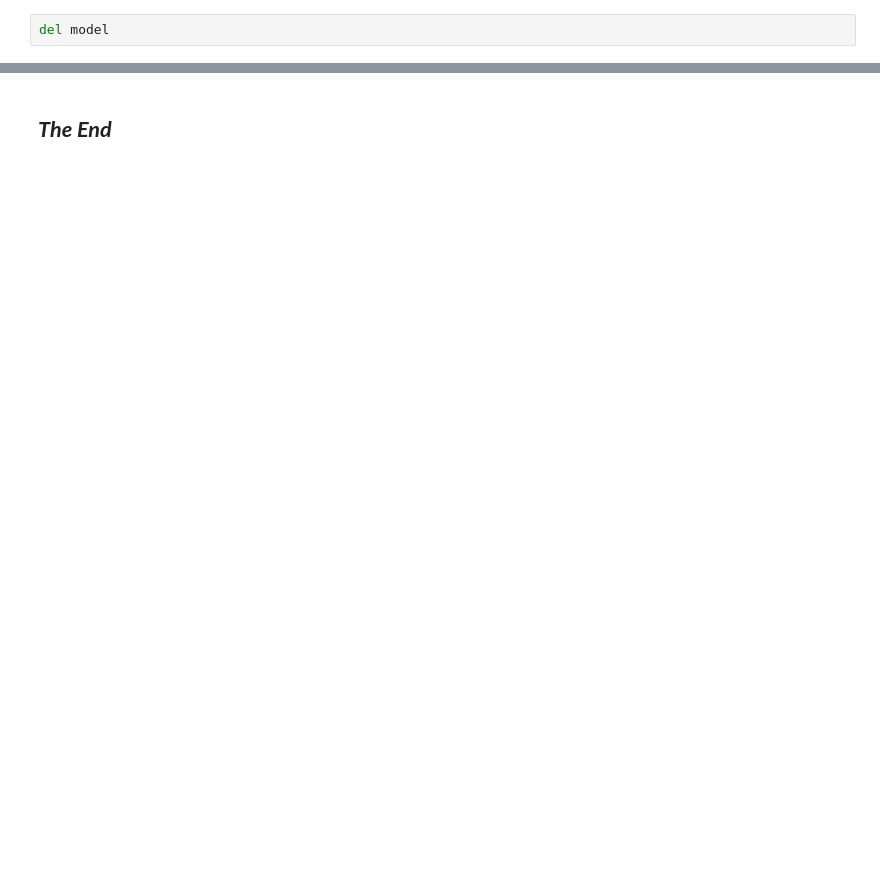
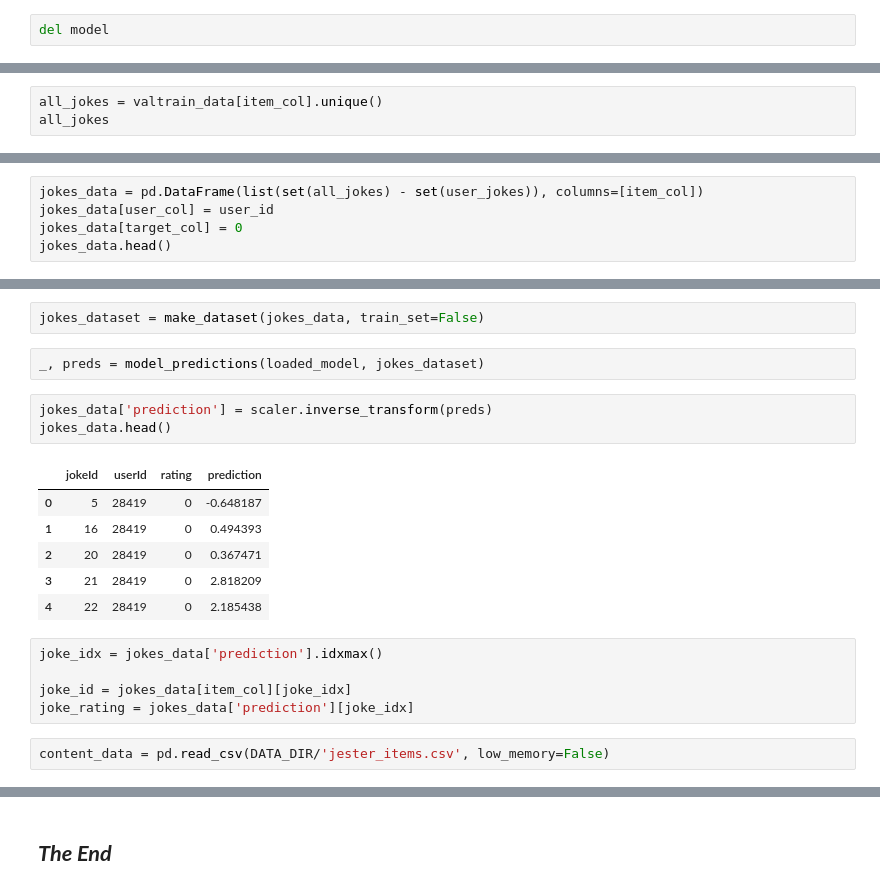
Before and after one commit to Chiosas/Jester_Jokes, a Jupyter notebook: Jester_Jokes_Project.ipynb, the cells around one changed output, grey strips where cells are left out. Saved outputs shown, nothing was run; the diff lists cells and outputs as text; blank space fills up the shorter version.

```diff
--- a/Jester_Jokes_Project.ipynb
+++ b/Jester_Jokes_Project.ipynb
@@ -1302,0 +1319,3 @@ model_rmse
+# %%
+all_jokes = valtrain_data[item_col].unique()
+all_jokes
@@ -1302,0 +1334,5 @@ model_rmse
+# %%
+jokes_data = pd.DataFrame(list(set(all_jokes) - set(user_jokes)), columns=[item_col])
+jokes_data[user_col] = user_id
+jokes_data[target_col] = 0
+jokes_data.head()
@@ -1302,0 +1346,21 @@ model_rmse
+# %%
+jokes_dataset = make_dataset(jokes_data, train_set=False)
+# %%
+_, preds = model_predictions(loaded_model, jokes_dataset)
+# %%
+jokes_data['prediction'] = scaler.inverse_transform(preds)
+jokes_data.head()
+# %% [output]
+|  | jokeId | userId | rating | prediction |
+| 0 | 5 | 28419 | 0 | -0.648187 |
+| 1 | 16 | 28419 | 0 | 0.494393 |
+| 2 | 20 | 28419 | 0 | 0.367471 |
+| 3 | 21 | 28419 | 0 | 2.818209 |
+| 4 | 22 | 28419 | 0 | 2.185438 |
+# %%
+joke_idx = jokes_data['prediction'].idxmax()
+
+joke_id = jokes_data[item_col][joke_idx]
+joke_rating = jokes_data['prediction'][joke_idx]
+# %%
+content_data = pd.read_csv(DATA_DIR/'jester_items.csv', low_memory=False)
```
Also changed, not shown: parts of 24 cells of this notebook.
